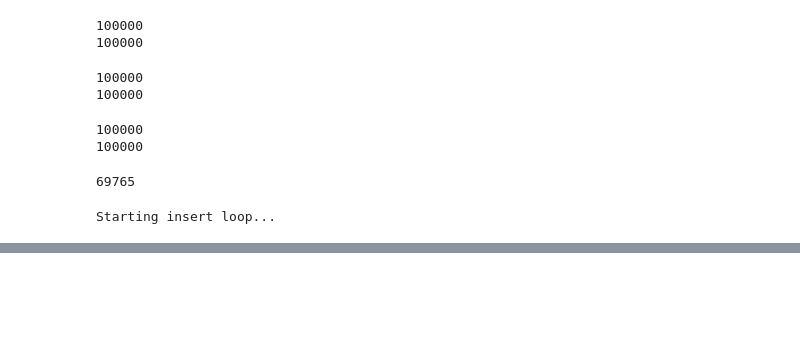
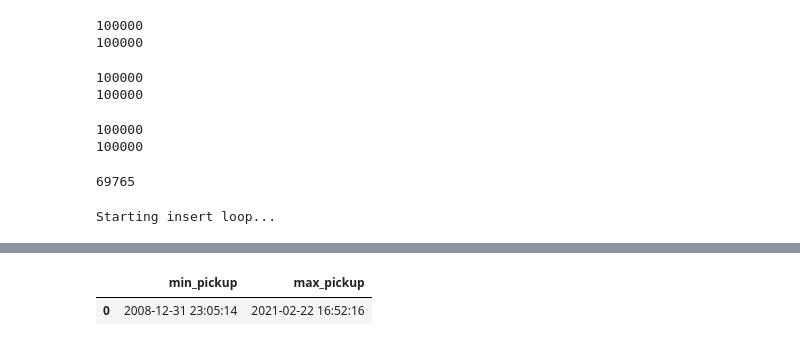
Before and after one commit to waigisteve/docker_dataengjneering_module1, a Jupyter notebook: pipeline/notebook.ipynb, the cells around one changed output, grey strips where cells are left out. Saved outputs shown, nothing was run; the diff lists cells and outputs as text; code cells hidden in the pictures; blank space fills up the shorter version.

```diff
--- a/pipeline/notebook.ipynb
+++ b/pipeline/notebook.ipynb
@@ -390,0 +596,18 @@ Starting insert loop...
+# %%
+import os
+import psycopg2
+from sqlalchemy import create_engine
+
+PG_HOST = os.environ.get("POSTGRES_HOST", "ny_taxi_pg")
+PG_PORT = int(os.environ.get("POSTGRES_PORT", "5432"))
+PG_USER = os.environ["POSTGRES_USER"]
+PG_PASS = os.environ["POSTGRES_PASSWORD"]
+PG_DB   = os.environ["POSTGRES_DB"]
+
+engine = create_engine(f"postgresql+psycopg2://{PG_USER}:{PG_PASS}@{PG_HOST}:{PG_PORT}/{PG_DB}")
+
+pg_conn = psycopg2.connect(
+    host=PG_HOST, port=PG_PORT, user=PG_USER, password=PG_PASS, dbname=PG_DB
+)
+
+print("DB connections OK")
@@ -390,0 +783,10 @@ Starting insert loop...
+# %%
+pd.read_sql("""
+SELECT
+  MIN(tpep_pickup_datetime) AS min_pickup,
+  MAX(tpep_pickup_datetime) AS max_pickup
+FROM yellow_taxi_data
+""", con=engine)
+# %% [output]
+|  | min_pickup | max_pickup |
+| 0 | 2008-12-31 23:05:14 | 2021-02-22 16:52:16 |
```
Also changed, not shown: parts of 17 cells of this notebook.
